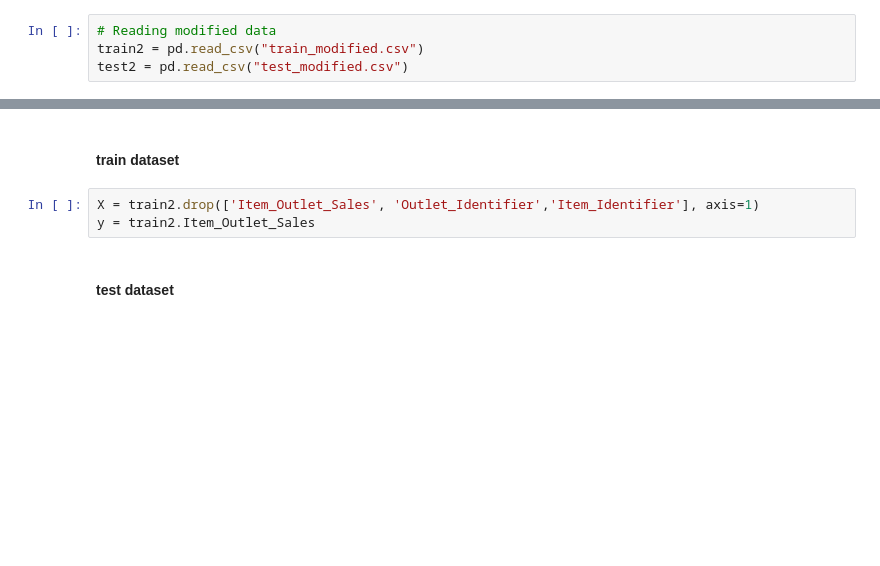
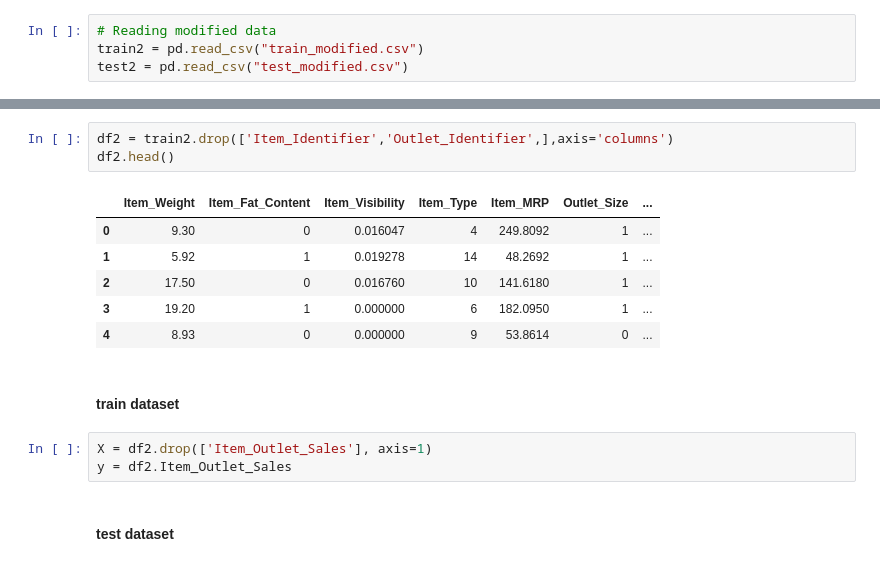
Before and after one commit to alanjoe12/Sales_Prediction, a Jupyter notebook: Sales_prediction.ipynb, the cells around one changed output, grey strips where cells are left out. Cells and saved outputs as stored; diff of their text form; blank space fills up the shorter version.

```diff
--- a/Sales_prediction.ipynb
+++ b/Sales_prediction.ipynb
@@ -250,8 +293,18 @@ train2.head()
+# %%
+df2 = train2.drop(['Item_Identifier','Outlet_Identifier',],axis='columns')
+df2.head()
+# %% [output]
+|  | Item_Weight | Item_Fat_Content | Item_Visibility | Item_Type | Item_MRP | Outlet_Size | ... |
+| 0 | 9.30 | 0 | 0.016047 | 4 | 249.8092 | 1 | ... |
+| 1 | 5.92 | 1 | 0.019278 | 14 | 48.2692 | 1 | ... |
+| 2 | 17.50 | 0 | 0.016760 | 10 | 141.6180 | 1 | ... |
+| 3 | 19.20 | 1 | 0.000000 | 6 | 182.0950 | 1 | ... |
+| 4 | 8.93 | 0 | 0.000000 | 9 | 53.8614 | 0 | ... |
 # %% [markdown]
 #### train dataset
 # %%
-X = train2.drop(['Item_Outlet_Sales', 'Outlet_Identifier','Item_Identifier'], axis=1)
-y = train2.Item_Outlet_Sales
+X = df2.drop(['Item_Outlet_Sales'], axis=1)
+y = df2.Item_Outlet_Sales
 # %% [markdown]
 #### test dataset
 # %%
```
Also changed, not shown: parts of 29 cells of this notebook, 4 other files.
